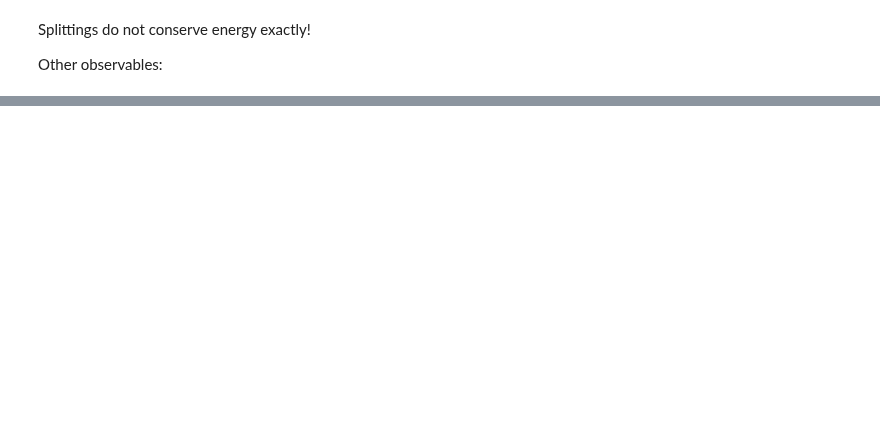
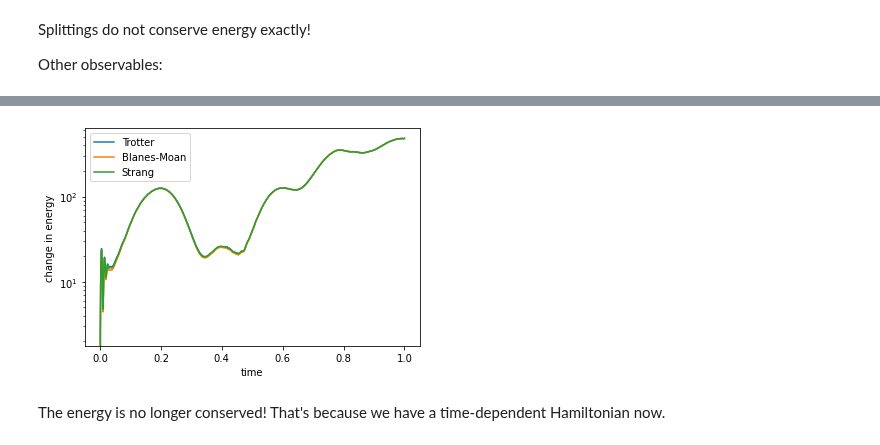
Before and after one commit to brownadder/expsolve, a Jupyter notebook: examples/splittings/tutorialclassical.ipynb, the cells around one changed output, grey strips where cells are left out. Cells and saved outputs as stored; diff of their text form; code cells hidden in the pictures; blank space fills up the shorter version.

```diff
--- a/examples/splittings/tutorialclassical.ipynb
+++ b/examples/splittings/tutorialclassical.ipynb
@@ -390,0 +424,33 @@ for o in observables:
+# %%
+Vt = lambda t : V + c1 * np.exp(-(x-(x0+t))**2/(2*sigma)) * np.sin(8*np.pi*(x-t)) - c2 * np.sin(5*np.pi*t) * x
+# %%
+eLu = lambda t, tauV, h, c, u: es.fourier.diffopexp(0, 2, 1j*c*h, u, xr)
+eVtu = lambda t, tauL, h, c, u: np.exp(-1j*c*h*Vt(tauL))*u
+# %%
+trotterstep_Vt = lambda t, h, u0: es.splittings.classical.stepper(t, h, u0, eVtu, eLu, trotteralpha, trotterbeta)
+strangstep_Vt = lambda t, h, u0: es.splittings.classical.stepper(t, h, u0, eVtu, eLu, strangalpha, strangbeta)
+blanesmoanstep_Vt = lambda t, h, u0: es.splittings.classical.stepper(t, h, u0, eVtu, eLu, blanesmoanalpha, blanesmoanbeta)
+# %%
+trotterevolve_Vt = es.evolve(u, timegrid, trotterstep_Vt, observables)
+strangevolve_Vt = es.evolve(u, timegrid, strangstep_Vt, observables)
+blanesmoanevolve_Vt = es.evolve(u, timegrid, blanesmoanstep_Vt, observables)
+
+obsvalues_trotter_Vt = trotterevolve_Vt[1]
+obsvalues_strang_Vt = strangevolve_Vt[1]
+obsvalues_blanesmoan_Vt = blanesmoanevolve_Vt[1]
+# %%
+plt.figure()
+
+E0 = obsvalues_trotter['energy'][0]
+
+plt.semilogy(timegrid, np.abs(obsvalues_trotter_Vt['energy']-E0))
+plt.semilogy(timegrid, np.abs(obsvalues_strang_Vt['energy']-E0))
+plt.semilogy(timegrid, np.abs(obsvalues_blanesmoan_Vt['energy']-E0))
+plt.legend({'Trotter','Strang','Blanes-Moan'})
+plt.ylabel('change in energy')
+plt.xlabel('time')
+plt.show()
+# %% [output]
+[figure, added]
+# %% [markdown]
+The energy is no longer conserved! That's because we have a time-dependent Hamiltonian now.
```
Also changed, not shown: parts of 17 cells of this notebook, 3 other files.
